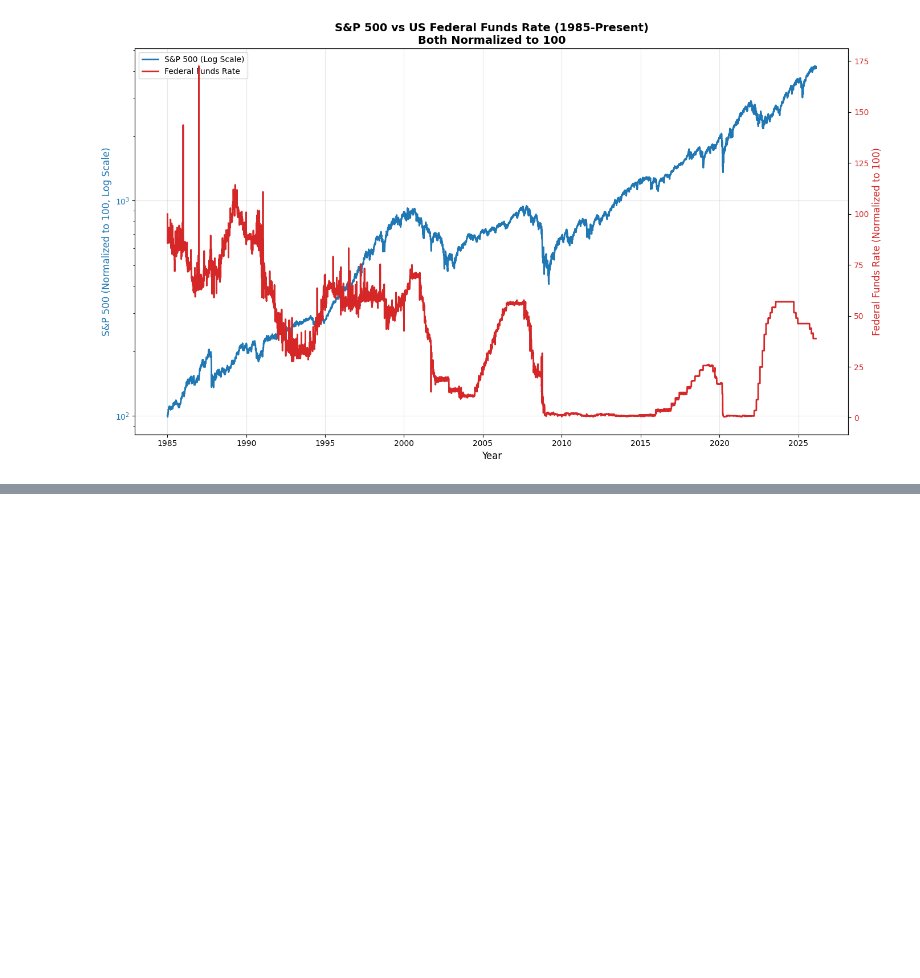
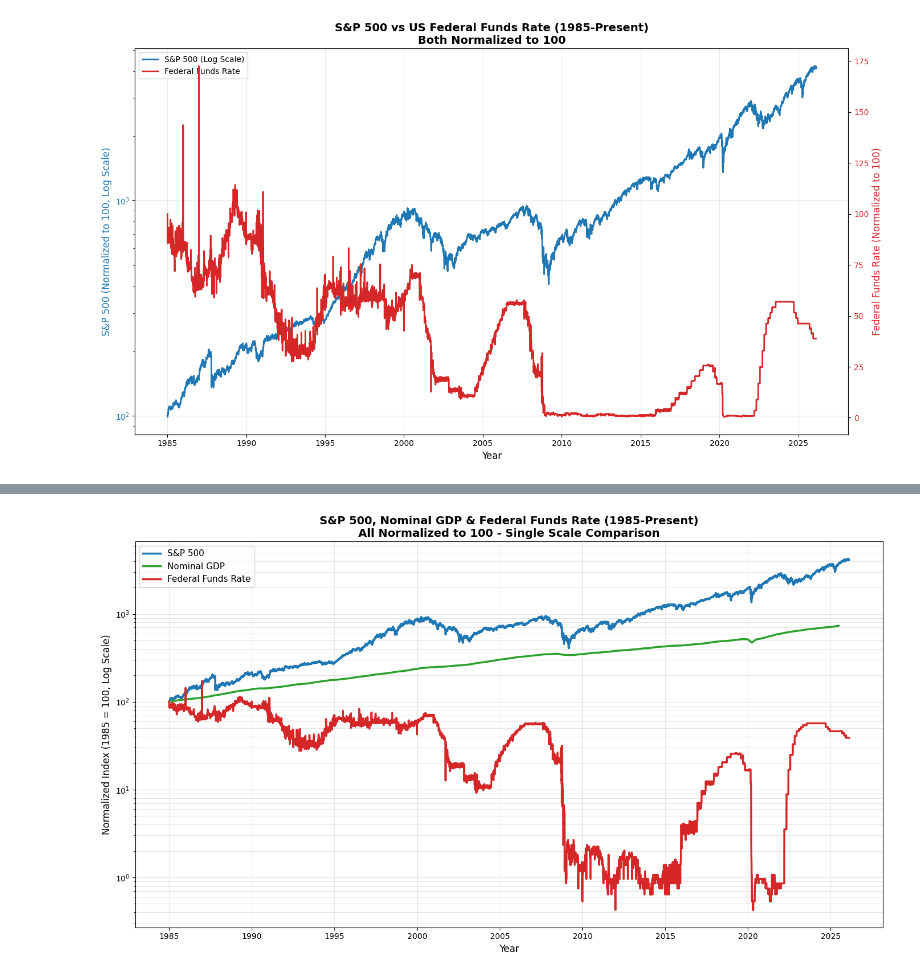
Before and after one commit to MrMillennium01/analysis-of-correlation-economy-stock-indices, a Jupyter notebook: Chapter3_key_interest_rate.ipynb, the cells around one changed output, grey strips where cells are left out. Drawn from its saved outputs; the diff is of its cells as text; code cells hidden in the pictures; blank space fills up the shorter version.

```diff
--- a/Chapter3_key_interest_rate.ipynb
+++ b/Chapter3_key_interest_rate.ipynb
@@ -85,0 +147,19 @@ plt.show()
+# %%
+# Create single-scale plot with all three on same logarithmic axis
+fig, ax = plt.subplots(figsize=(14, 8))
+
+# Plot all three series on the same logarithmic scale
+ax.semilogy(sp500_normalized.index, sp500_normalized, color='tab:blue', linewidth=2.5, label='S&P 500')
+ax.semilogy(gdp_normalized.index, gdp_normalized, color='tab:green', linewidth=2.5, label='Nominal GDP')
+ax.plot(interest_rate_normalized.index, interest_rate_normalized, color='tab:red', linewidth=2.5, label='Federal Funds Rate')
+
+ax.set_xlabel('Year', fontsize=12)
+ax.set_ylabel('Normalized Index (1985 = 100, Log Scale)', fontsize=12)
+ax.set_title('S&P 500, Nominal GDP & Federal Funds Rate (1985-Present)\nAll Normalized to 100 - Single Scale Comparison', fontsize=14, fontweight='bold')
+ax.legend(loc='best', fontsize=11)
+ax.grid(True, alpha=0.3, which='both')
+
+plt.tight_layout()
+plt.show()
+# %% [output]
+[figure, added]
```
Also changed, not shown: parts of 4 cells of this notebook.
